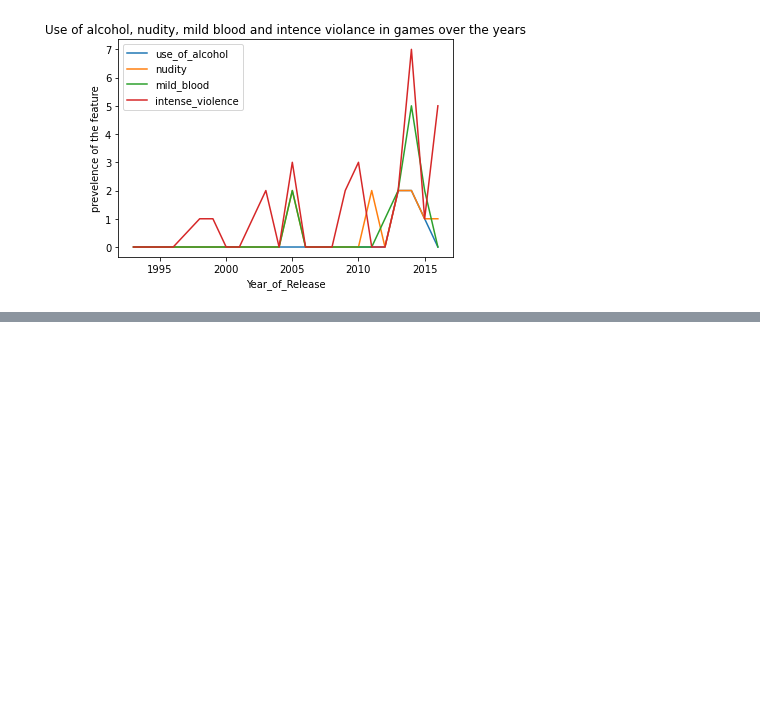
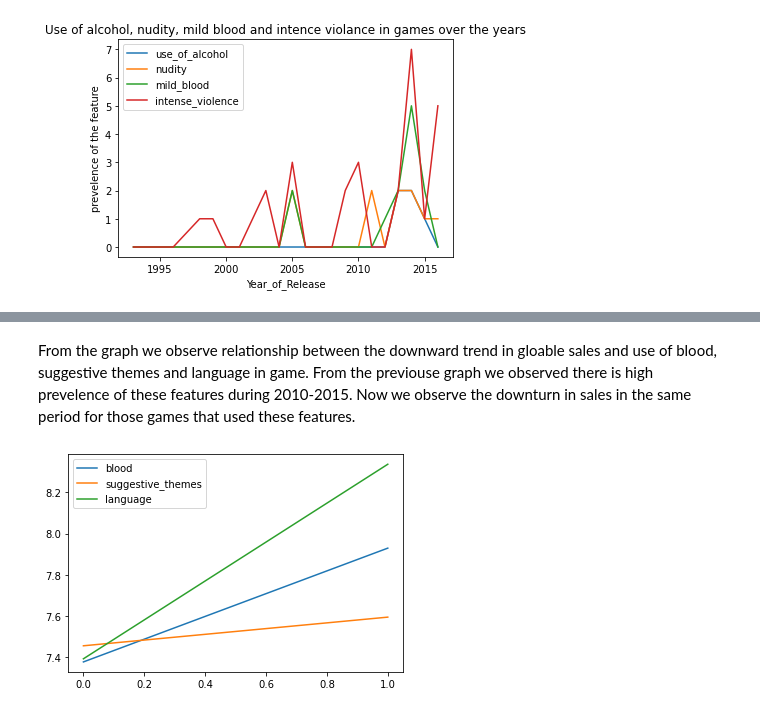
Before and after one commit to ayeshnayana/EDA_Video_game_sales-ratings, a Jupyter notebook: EDA on video game sales and ratings.ipynb, the cells around one changed output, grey strips where cells are left out. Saved outputs shown, nothing was run; the diff lists cells and outputs as text; code cells hidden in the pictures; blank space fills up the shorter version.

```diff
--- a/EDA on video game sales and ratings.ipynb
+++ b/EDA on video game sales and ratings.ipynb
@@ -666,0 +686,10 @@ From the figure we observe that there is a gradual increase in intense violance
+# %% [markdown]
+From the graph we observe relationship between the downward trend in gloable sales and use of blood, suggestive themes and language in game. From the previouse graph we observed there is high prevelence of these features during 2010-2015. Now we observe the downturn in sales in the same period for those games that used these features.
+# %%
+plt.plot(game_sales_ratings.groupby('blood')['User_Score'].mean(), label='blood')
+plt.plot(game_sales_ratings.groupby('suggestive_themes')['User_Score'].mean(), label='suggestive_themes')
+plt.plot(game_sales_ratings.groupby('language')['User_Score'].mean(), label='language')
+plt.legend()
+plt.show()
+# %% [output]
+[figure, added]
```
Also changed, not shown: parts of 7 cells of this notebook.
